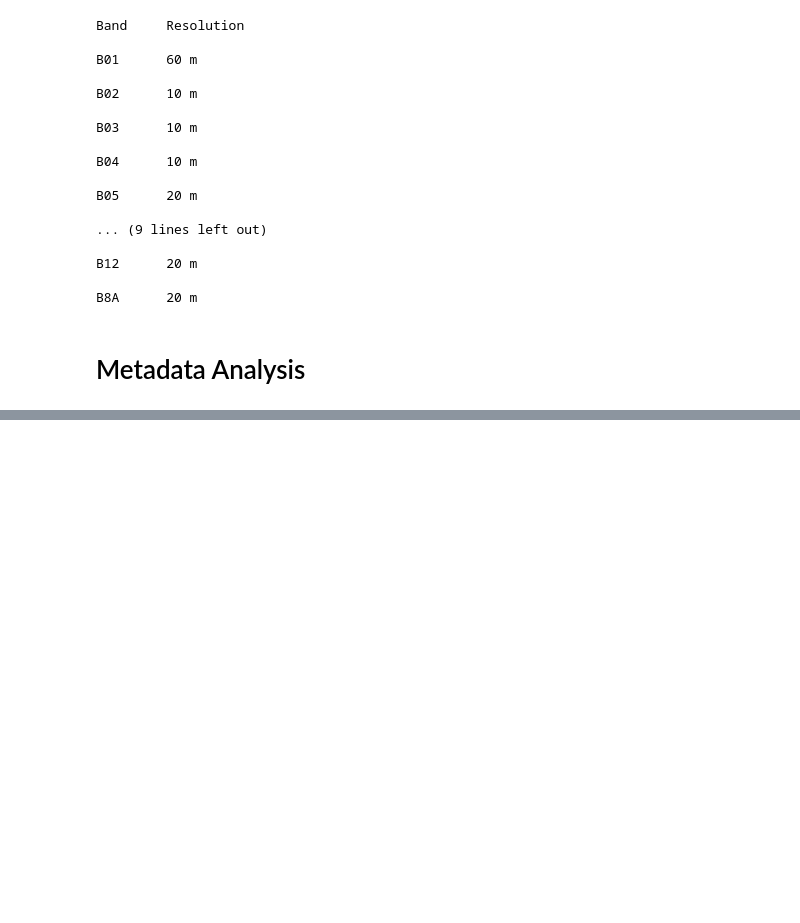
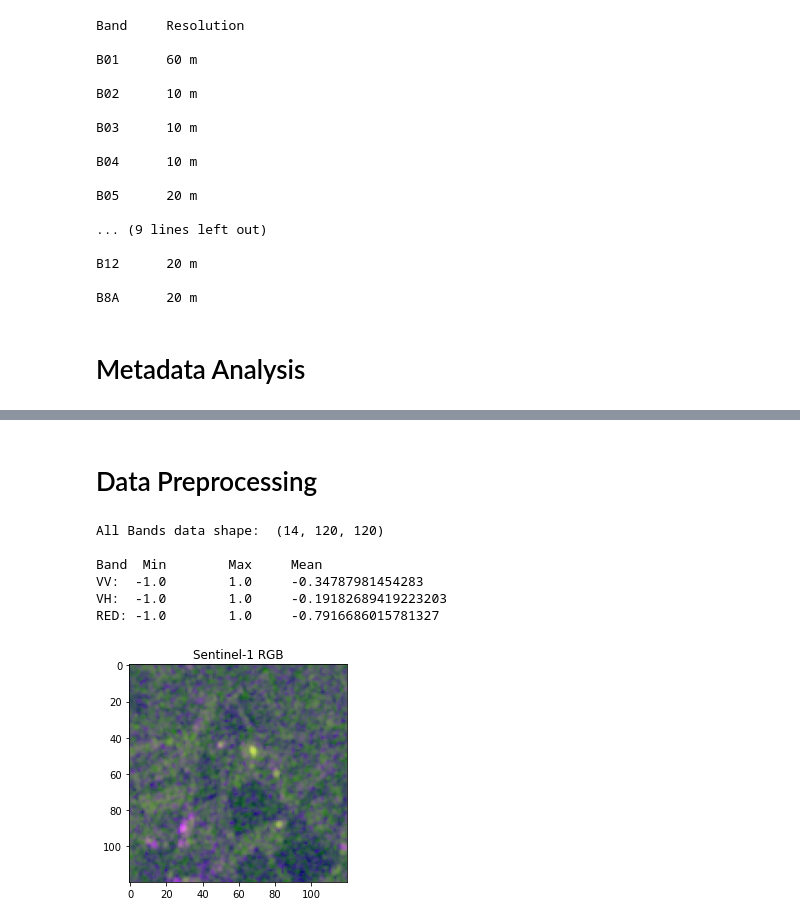
Before and after one commit to emirhansarioglu/Cross-Modal-Learning, a Jupyter notebook: SentinelDataPreparer.ipynb, the cells around one changed output, grey strips where cells are left out. Cells and saved outputs as stored; diff of their text form; code cells hidden in the pictures; blank space fills up the shorter version.

Commit message:
Creating joint S1-S2 geotiff

```diff
--- a/SentinelDataPreparer.ipynb
+++ b/SentinelDataPreparer.ipynb
@@ -271,0 +142,18 @@ for s2_tile in s2_tiles[:5]:
+# %% [markdown]
+# Data Preprocessing
+# %%
+# the dataset includes negative values, which indicates they are in db-scale. Should be normalized to [-1, 1] range. What about S2?
+def normalize(arr):
+    min_val = np.min(arr)
+    max_val = np.max(arr)
+    return 2 * ((arr - min_val) / (max_val - min_val)) - 1
+
+def normalize_to_rgb(arr):
+    min_val = np.min(arr)
+    max_val = np.max(arr)
+    return (arr - min_val) / (max_val - min_val)
+
+# https://developers.google.com/earth-engine/datasets/catalog/TUBerlin_BigEarthNet_v1#bands
+# the link above indicates that all bands should be scaled with 0.0001
+def normalize_s2(arr):
+    return arr / 10000
@@ -271,0 +222,28 @@ for s2_tile in s2_tiles[:5]:
+# %%
+s1_s2_raster, _ = combine_s2_s1_bands('D:\RSCode\BigEarthNet-S2\S2A_MSIL2A_20170617T113321_N9999_R080_T29UPU\S2A_MSIL2A_20170617T113321_N9999_R080_T29UPU_00_39',
+                                  'D:\RSCode\BigEarthNet-S1\S1A_IW_GRDH_1SDV_20170617T064724\S1A_IW_GRDH_1SDV_20170617T064724_29UPU_0_39')
+
+print("All Bands data shape: ", s1_s2_raster.shape, "\n")
+print("Band ", "Min","\t", "Max","\t", "Mean")
+print("VV: ", s1_s2_raster[0].min(), "\t", s1_s2_raster[0].max(), "\t", s1_s2_raster[0].mean())
+print("VH: ", s1_s2_raster[1].min(), "\t", s1_s2_raster[1].max(), "\t", s1_s2_raster[1].mean())
+print("RED:", s1_s2_raster[5].min(), "\t", s1_s2_raster[5].max(), "\t", s1_s2_raster[5].mean())
+
+#https://gis.stackexchange.com/questions/400726/creating-composite-rgb-images-from-sentinel-1-channels
+s1_rgb = np.dstack(np.array([s1_s2_raster[0], s1_s2_raster[1], s1_s2_raster[0] - s1_s2_raster[1]]))
+
+#https://gisgeography.com/sentinel-2-bands-combinations
+s2_rgb = np.dstack(np.array([s1_s2_raster[5], s1_s2_raster[4], s1_s2_raster[3]]))
+# %% [output]
+All Bands data shape:  (14, 120, 120)
+
+Band  Min        Max     Mean
+VV:  -1.0        1.0     -0.34787981454283
+VH:  -1.0        1.0     -0.19182689419223203
+RED: -1.0        1.0     -0.7916686015781327
+# %%
+plt.imshow(normalize_to_rgb(s1_rgb))
+plt.title("Sentinel-1 RGB")
+plt.show()
+# %% [output]
+[figure, added]
```
Also changed, not shown: parts of 24 cells of this notebook.
